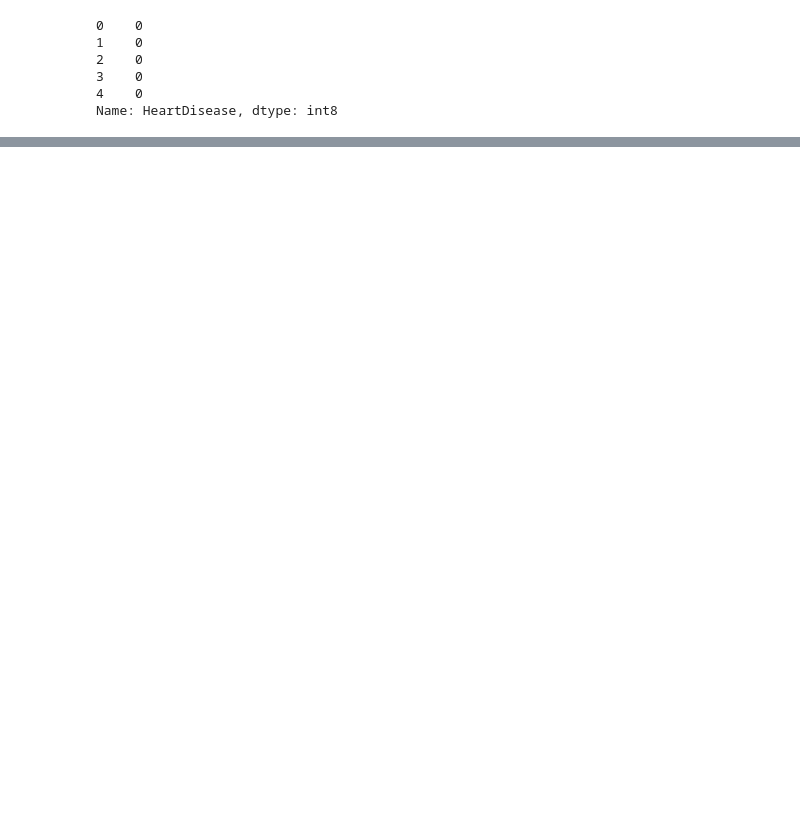
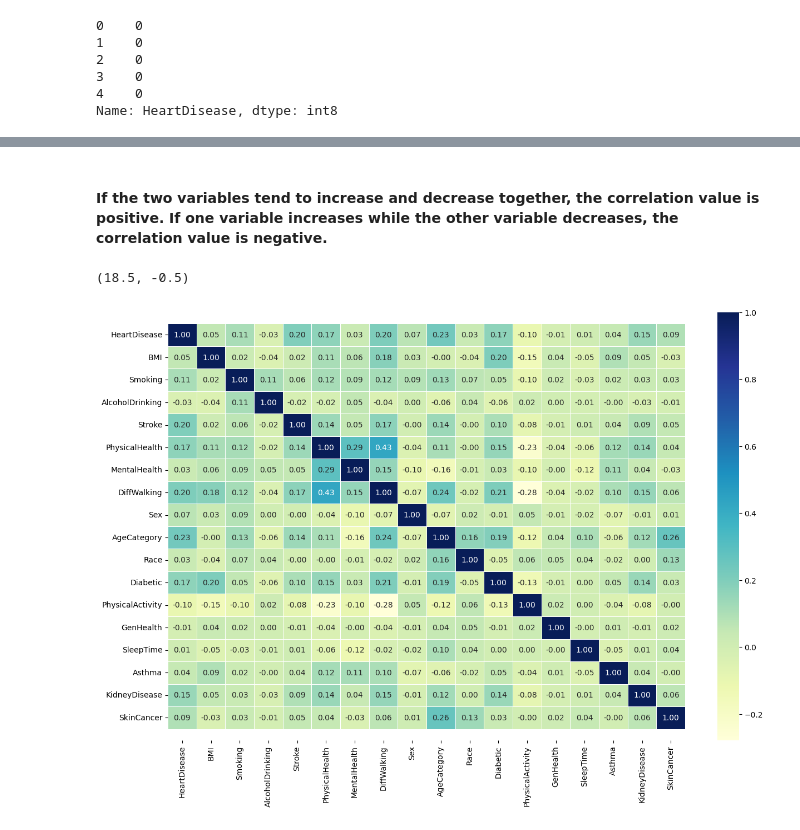
Before and after one commit to ShreeprasadSonar/ML-Project-Personal-Key-Indicators-of-Heart-Disease, a Jupyter notebook: ML-Project-Personal-Key-Indicators-of-Heart-Disease.ipynb, the cells around one changed output, grey strips where cells are left out. Saved outputs shown, nothing was run; the diff lists cells and outputs as text; code cells hidden in the pictures; blank space fills up the shorter version.

```diff
--- a/ML-Project-Personal-Key-Indicators-of-Heart-Disease.ipynb
+++ b/ML-Project-Personal-Key-Indicators-of-Heart-Disease.ipynb
@@ -307,0 +347,15 @@ Name: HeartDisease, dtype: int8
+# %% [markdown]
+#### If the two variables tend to increase and decrease together, the correlation value is positive. If one variable increases while the other variable decreases, the correlation value is negative.
+# %%
+corr_matrix = df_tmp.corr()
+fig, ax = plt.subplots(figsize=(15, 10))
+ax = sns.heatmap(corr_matrix,
+                 annot=True,
+                 linewidths=0.5,
+                 fmt=".2f",
+                 cmap="YlGnBu")
+bottom, top = ax.get_ylim()
+ax.set_ylim(bottom + 0.5, top - 0.5)
+# %% [output]
+(18.5, -0.5)
+[figure, added]
```
Also changed, not shown: parts of 20 cells of this notebook.
